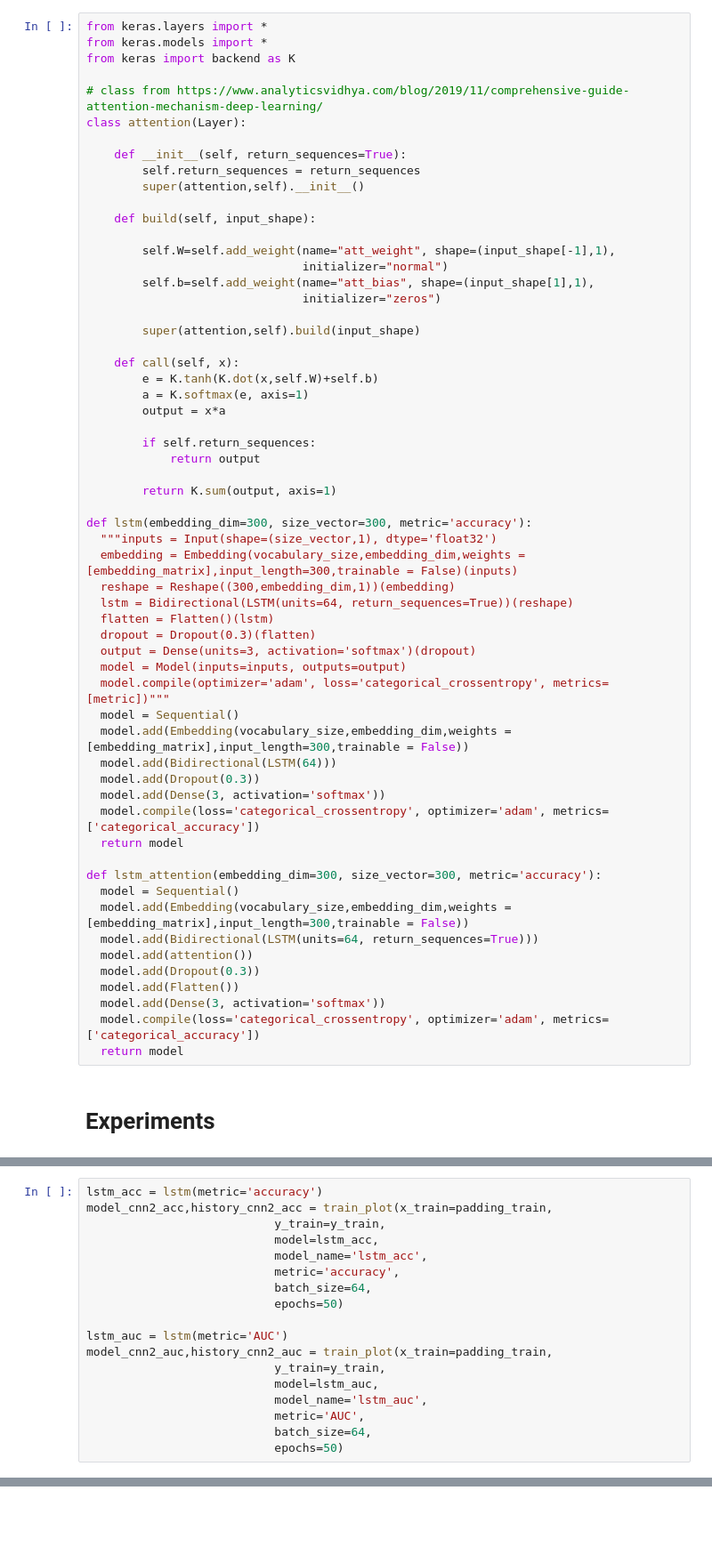
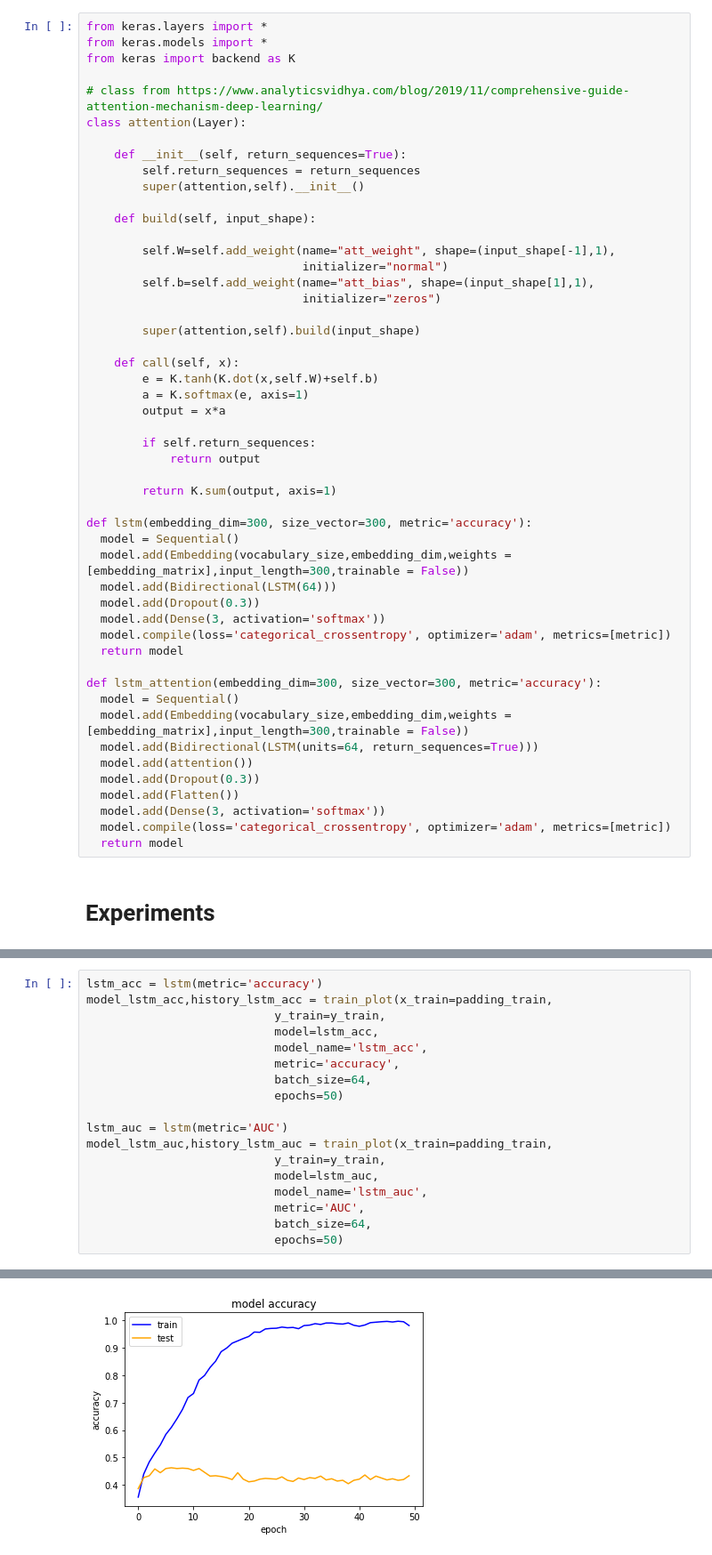
Before and after one commit to Morpheee/NLI_contradiction_deep_learning, a Jupyter notebook: DL_GloVe_experiments.ipynb, the cells around one changed output, grey strips where cells are left out. Shown: that part at 89% size. Cells and saved outputs as stored; diff of their text form; blank space fills up the shorter version.

```diff
--- a/DL_GloVe_experiments.ipynb
+++ b/DL_GloVe_experiments.ipynb
@@ -246,21 +233,12 @@ class attention(Layer):
         return K.sum(output, axis=1)
 
 def lstm(embedding_dim=300, size_vector=300, metric='accuracy'):
-  """inputs = Input(shape=(size_vector,1), dtype='float32')
-  embedding = Embedding(vocabulary_size,embedding_dim,weights = [embedding_matrix],input_length=300,trainable = False)(inputs)
-  reshape = Reshape((300,embedding_dim,1))(embedding)
-  lstm = Bidirectional(LSTM(units=64, return_sequences=True))(reshape)
-  flatten = Flatten()(lstm)
-  dropout = Dropout(0.3)(flatten)
-  output = Dense(units=3, activation='softmax')(dropout)
-  model = Model(inputs=inputs, outputs=output)
-  model.compile(optimizer='adam', loss='categorical_crossentropy', metrics=[metric])"""
   model = Sequential()
   model.add(Embedding(vocabulary_size,embedding_dim,weights = [embedding_matrix],input_length=300,trainable = False))
   model.add(Bidirectional(LSTM(64)))
   model.add(Dropout(0.3))
   model.add(Dense(3, activation='softmax'))
-  model.compile(loss='categorical_crossentropy', optimizer='adam', metrics=['categorical_accuracy'])
+  model.compile(loss='categorical_crossentropy', optimizer='adam', metrics=[metric])
   return model
 
 def lstm_attention(embedding_dim=300, size_vector=300, metric='accuracy'):
@@ -271,7 +249,7 @@ def lstm_attention(embedding_dim=300, size_vector=300, metric='accuracy'):
   model.add(Dropout(0.3))
   model.add(Flatten())
   model.add(Dense(3, activation='softmax'))
-  model.compile(loss='categorical_crossentropy', optimizer='adam', metrics=['categorical_accuracy'])
+  model.compile(loss='categorical_crossentropy', optimizer='adam', metrics=[metric])
   return model
 # %% [markdown]
 # Experiments
@@ -450,6 +434,6 @@ dict_keys(['loss', 'auc', 'val_loss', 'val_auc'])
 # %%
 lstm_acc = lstm(metric='accuracy')
-model_cnn2_acc,history_cnn2_acc = train_plot(x_train=padding_train,
+model_lstm_acc,history_lstm_acc = train_plot(x_train=padding_train,
                            y_train=y_train,
                            model=lstm_acc,
                            model_name='lstm_acc',
@@ -458,7 +442,7 @@ model_cnn2_acc,history_cnn2_acc = train_plot(x_train=padding_train,
                            epochs=50)
 
 lstm_auc = lstm(metric='AUC')
-model_cnn2_auc,history_cnn2_auc = train_plot(x_train=padding_train,
+model_lstm_auc,history_lstm_auc = train_plot(x_train=padding_train,
                            y_train=y_train,
                            model=lstm_auc,
                            model_name='lstm_auc',
@@ -469,0 +470 @@ Epoch 1/50
+[figure, added]
```
Also changed, not shown: parts of 10 cells of this notebook, 2 other files.
